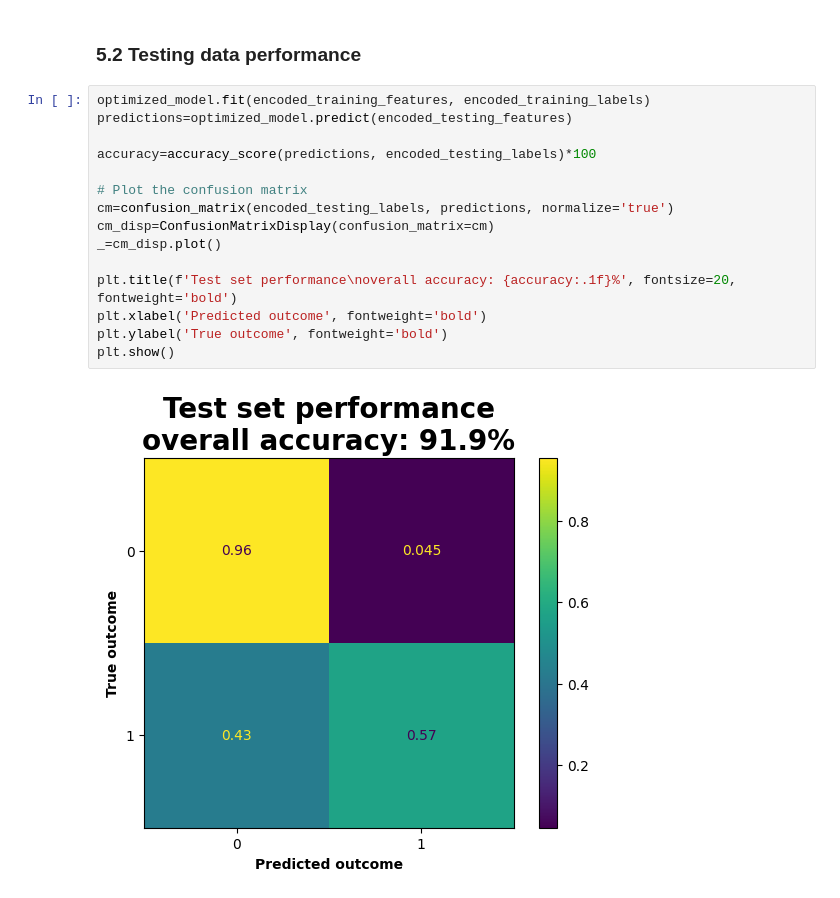
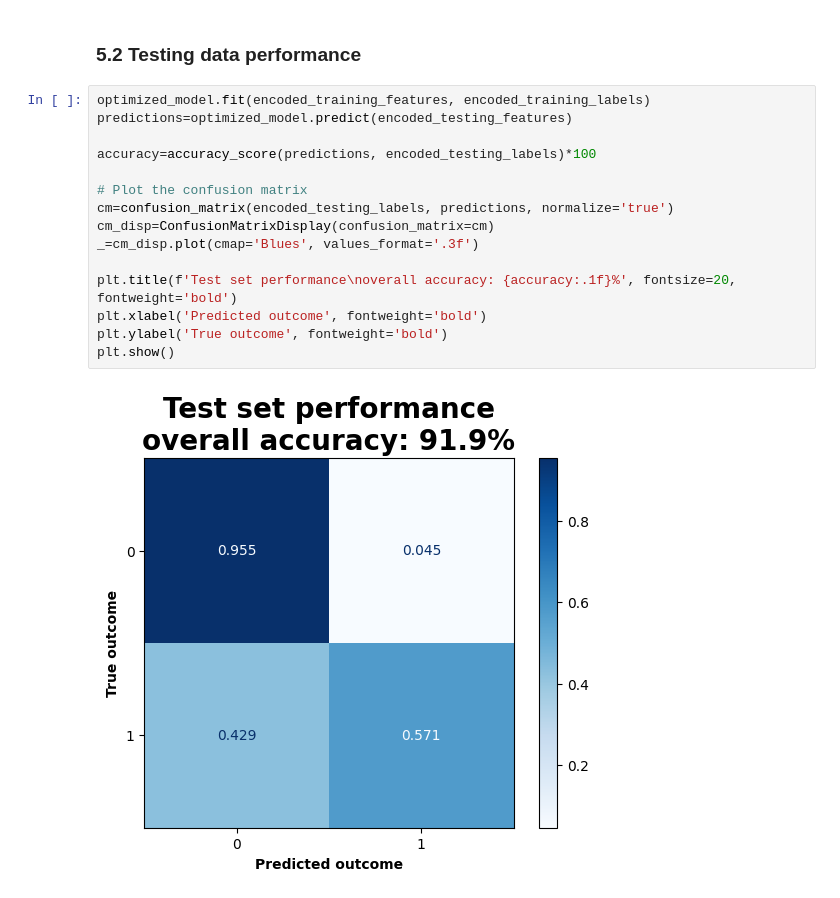
Before and after one commit to 4GeeksAcademy/Madesh-NLP-project, a Jupyter notebook: src/Madesh_solution.ipynb, the cells around one changed output. Saved outputs shown, nothing was run; the diff lists cells and outputs as text.

```diff
--- a/src/Madesh_solution.ipynb
+++ b/src/Madesh_solution.ipynb
@@ -401,17 +401,17 @@ Encoded features shape: (593, 386)
 # %%
 optimized_model.fit(encoded_training_features, encoded_training_labels)
 predictions=optimized_model.predict(encoded_testing_features)
 
 accuracy=accuracy_score(predictions, encoded_testing_labels)*100
 
 # Plot the confusion matrix
 cm=confusion_matrix(encoded_testing_labels, predictions, normalize='true')
 cm_disp=ConfusionMatrixDisplay(confusion_matrix=cm)
-_=cm_disp.plot()
+_=cm_disp.plot(cmap='Blues', values_format='.3f')
 
 plt.title(f'Test set performance\noverall accuracy: {accuracy:.1f}%', fontsize=20, fontweight='bold')
 plt.xlabel('Predicted outcome', fontweight='bold')
 plt.ylabel('True outcome', fontweight='bold')
 plt.show()
 # %% [output]
-[figure, old version]
+[figure, new version]
```
